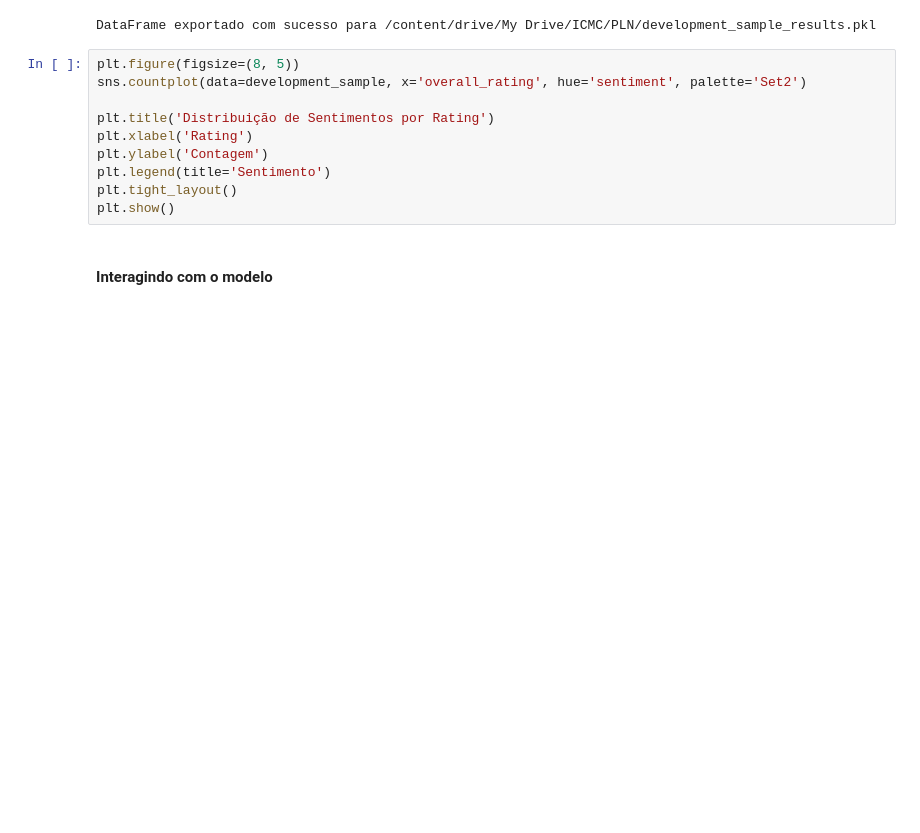
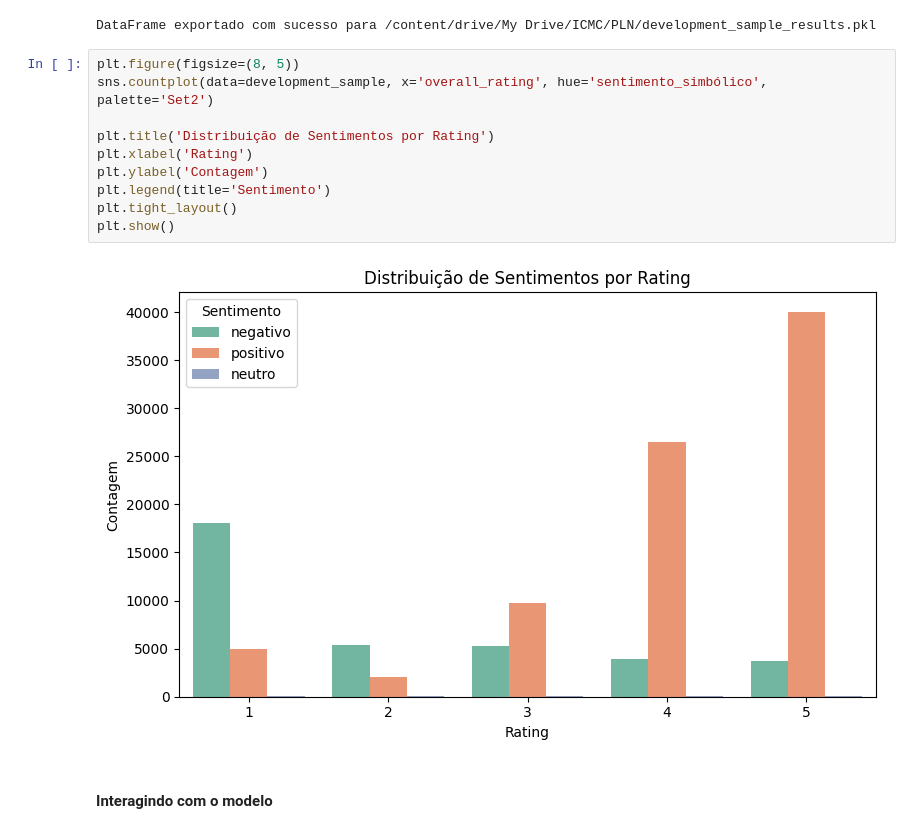
Before and after one commit to raphaelchaves/papa-linguas, a Jupyter notebook: Projeto_PLN_ICMC_V2.ipynb, the cells around one changed output. Saved outputs shown, nothing was run; the diff lists cells and outputs as text; blank space fills up the shorter version.

Commit message:
Atualizar gráficos sentimento x ratings

```diff
--- a/Projeto_PLN_ICMC_V2.ipynb
+++ b/Projeto_PLN_ICMC_V2.ipynb
@@ -1018,14 +1018,16 @@ print(f"DataFrame exportado com sucesso para {save_path}")
 DataFrame exportado com sucesso para /content/drive/My Drive/ICMC/PLN/development_sample_results.pkl
 # %%
 plt.figure(figsize=(8, 5))
-sns.countplot(data=development_sample, x='overall_rating', hue='sentiment', palette='Set2')
+sns.countplot(data=development_sample, x='overall_rating', hue='sentimento_simbólico', palette='Set2')
 
 plt.title('Distribuição de Sentimentos por Rating')
 plt.xlabel('Rating')
 plt.ylabel('Contagem')
 plt.legend(title='Sentimento')
 plt.tight_layout()
 plt.show()
+# %% [output]
+[figure, added]
 # %% [markdown]
 #### Interagindo com o modelo
 # %%
```
